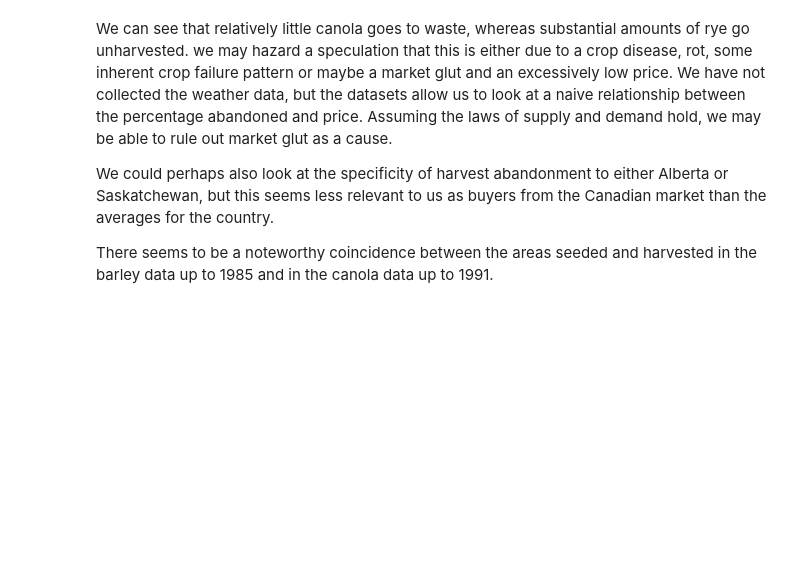
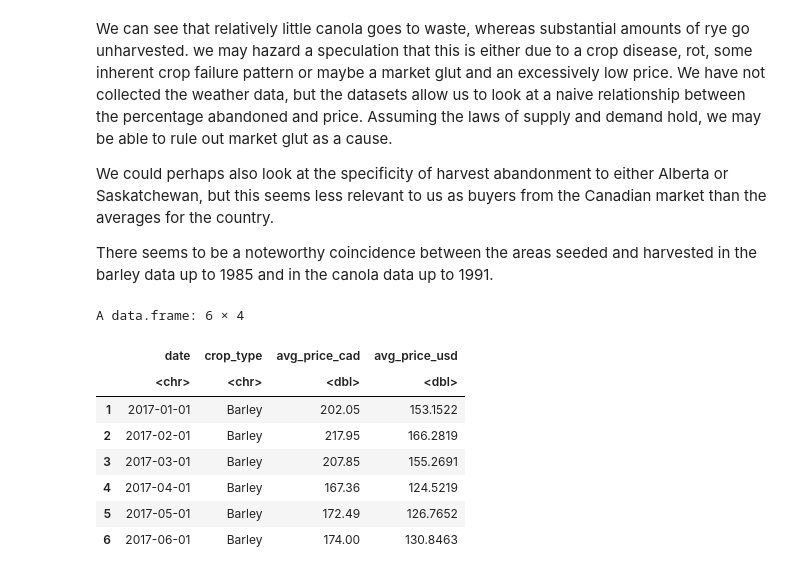
Before and after one commit to tros01/ibm_data_analyst, a Jupyter notebook: solutions/r_m6_annual_crop_data-final_project.ipynb, the cells around one changed output. Drawn from its saved outputs; the diff is of its cells as text; code cells hidden in the pictures; blank space fills up the shorter version.

```diff
--- a/solutions/r_m6_annual_crop_data-final_project.ipynb
+++ b/solutions/r_m6_annual_crop_data-final_project.ipynb
@@ -405,3 +556,24 @@ We could perhaps also look at the specificity of harvest abandonment to either A
 There seems to be a noteworthy coincidence between the areas seeded and harvested in the barley data up to 1985 and in the canola data up to 1991.
 # %%
 # Look at the average prices
+q <- "
+SELECT date, crop_type, AVG(price_cad) AS avg_price_cad, AVG(price_usd) AS avg_price_usd
+FROM prod_prices
+GROUP BY geo, crop_type, date
+HAVING LOWER(crop_type) IN ('barley', 'canola', 'rye');
+"
+
+prices_of_interest_ts1 <- dbGetQuery(c, q)
+prices_of_interest_ts1 |>
+    filter(date >= 2017) |>
+    head()
+# %% [output]
+A data.frame: 6 × 4
+|  | date | crop_type | avg_price_cad | avg_price_usd |
+|  | <chr> | <chr> | <dbl> | <dbl> |
+| 1 | 2017-01-01 | Barley | 202.05 | 153.1522 |
+| 2 | 2017-02-01 | Barley | 217.95 | 166.2819 |
+| 3 | 2017-03-01 | Barley | 207.85 | 155.2691 |
+| 4 | 2017-04-01 | Barley | 167.36 | 124.5219 |
+| 5 | 2017-05-01 | Barley | 172.49 | 126.7652 |
+| 6 | 2017-06-01 | Barley | 174.00 | 130.8463 |
```
Also changed, not shown: parts of 23 cells of this notebook.
